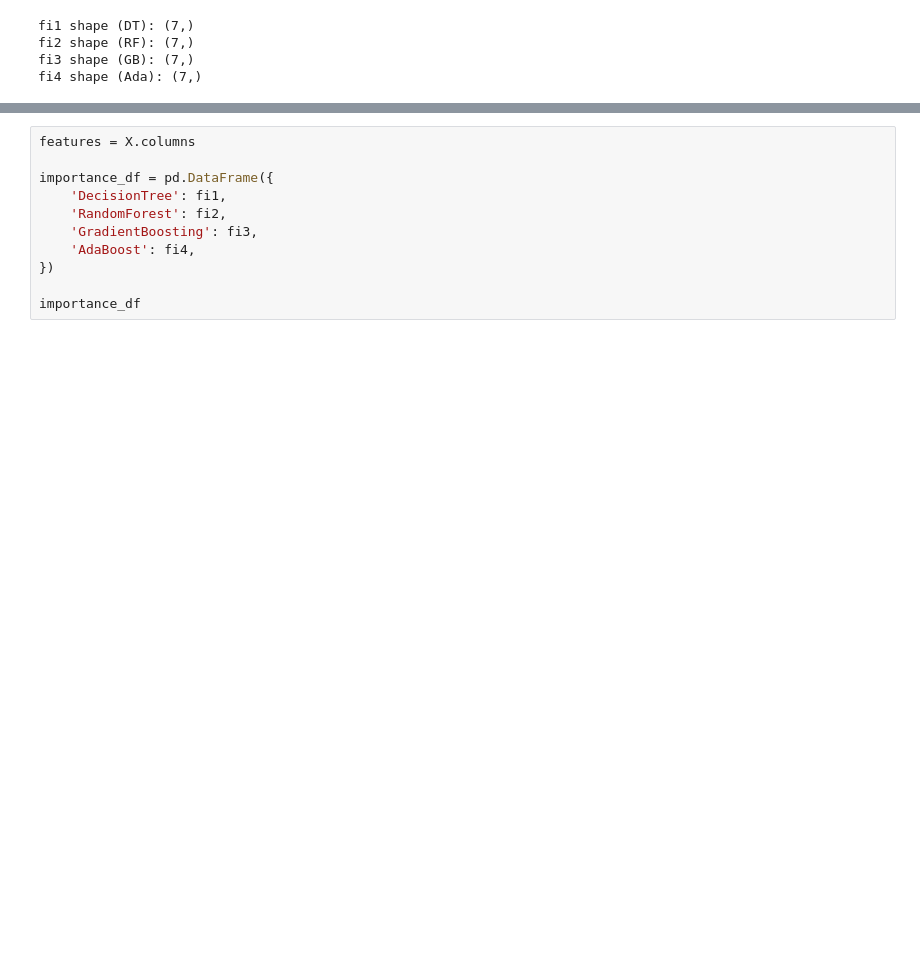
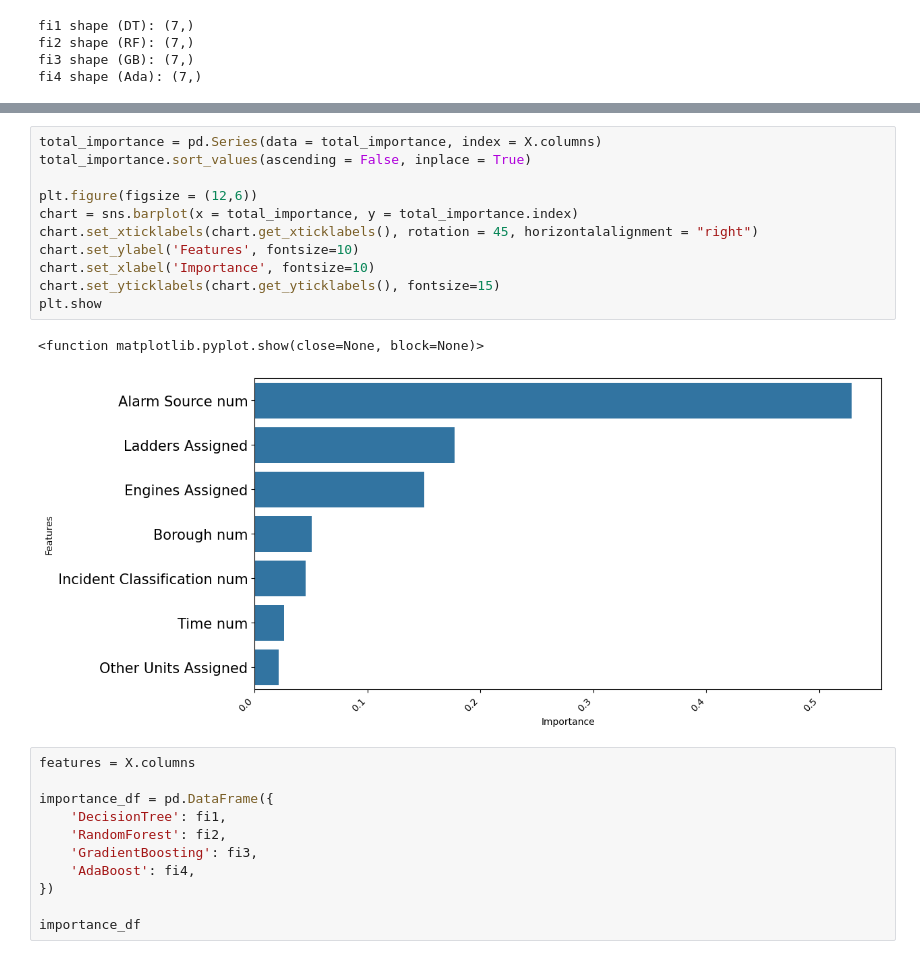
Before and after one commit to 415jason/NYC-Fire-Data, a Jupyter notebook: DTSC2302_ProjectCode.ipynb, the cells around one changed output, grey strips where cells are left out. Cells and saved outputs as stored; diff of their text form; blank space fills up the shorter version.

Commit message:
Created a bar graph of feature importance

```diff
--- a/DTSC2302_ProjectCode.ipynb
+++ b/DTSC2302_ProjectCode.ipynb
@@ -260,4 +231,18 @@ Time num                       0.012802
 dtype: float64
+# %%
+total_importance = pd.Series(data = total_importance, index = X.columns)
+total_importance.sort_values(ascending = False, inplace = True)
+
+plt.figure(figsize = (12,6))
+chart = sns.barplot(x = total_importance, y = total_importance.index)
+chart.set_xticklabels(chart.get_xticklabels(), rotation = 45, horizontalalignment = "right")
+chart.set_ylabel('Features', fontsize=10)
+chart.set_xlabel('Importance', fontsize=10)
+chart.set_yticklabels(chart.get_yticklabels(), fontsize=15)
+plt.show
+# %% [output]
+<function matplotlib.pyplot.show(close=None, block=None)>
+[figure, added]
 # %%
 features = X.columns
 
```
Also changed, not shown: parts of 24 cells of this notebook.
